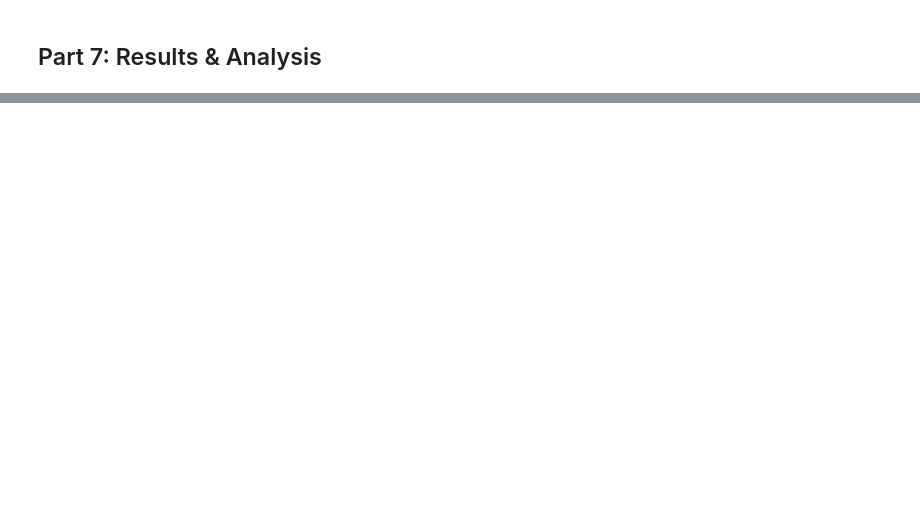
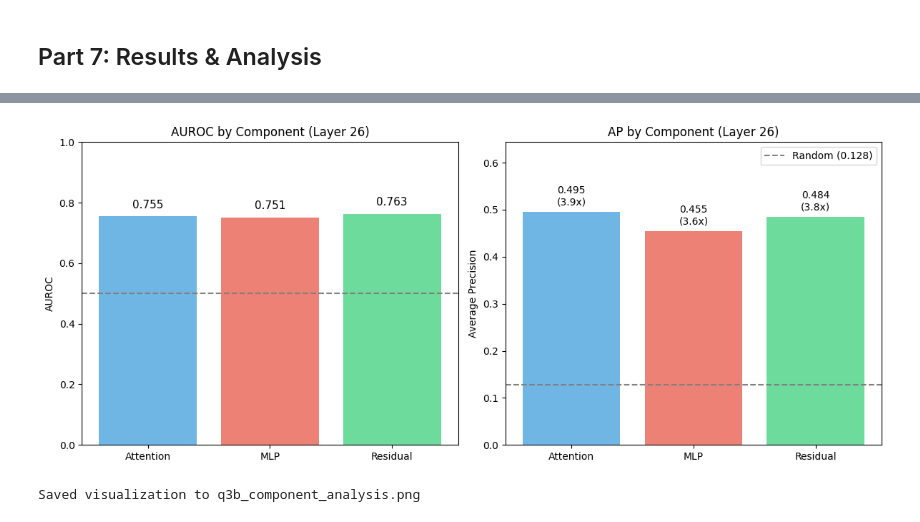
Before and after one commit to John-E-Fleming/AI-safety-research, a Jupyter notebook: mech-interp-projects/probe-based-faithfulness-detection/day12_hint_faithfulness_probes.ipynb, the cells around one changed output, grey strips where cells are left out. Saved outputs shown, nothing was run; the diff lists cells and outputs as text; code cells hidden in the pictures; blank space fills up the shorter version.

```diff
--- a/mech-interp-projects/probe-based-faithfulness-detection/day12_hint_faithfulness_probes.ipynb
+++ b/mech-interp-projects/probe-based-faithfulness-detection/day12_hint_faithfulness_probes.ipynb
@@ -713,0 +2045,51 @@ else:
+# %%
+# Part 9.4: Visualize Component Comparison
+
+import matplotlib.pyplot as plt
+
+if component_results:
+    fig, axes = plt.subplots(1, 2, figsize=(12, 5))
+
+    components_order = ['Attention', 'MLP', 'Residual']
+    components_present = [c for c in components_order if c in component_results]
+
+    aurocs = [component_results[c]['auroc'] for c in components_present]
+    aps = [component_results[c]['ap'] for c in components_present]
+    lifts = [component_results[c]['lift'] for c in components_present]
+
+    colors = ['#3498db', '#e74c3c', '#2ecc71']  # Blue, Red, Green
+    colors = colors[:len(components_present)]
+
+    # AUROC comparison
+    ax1 = axes[0]
+    bars1 = ax1.bar(components_present, aurocs, color=colors, alpha=0.7)
+    ax1.axhline(y=0.5, color='gray', linestyle='--', label='Random')
+    ax1.set_ylabel('AUROC')
+    ax1.set_title(f'AUROC by Component (Layer {ANALYSIS_LAYER})')
+    ax1.set_ylim(0, 1)
+    for bar, val in zip(bars1, aurocs):
+        ax1.text(bar.get_x() + bar.get_width()/2, bar.get_height() + 0.02,
+                f'{val:.3f}', ha='center', va='bottom', fontsize=11)
+
+    # AP comparison
+    ax2 = axes[1]
+    random_ap = len(unfaithful_hinted) / (len(faithful_hinted) + len(unfaithful_hinted))
+    bars2 = ax2.bar(components_present, aps, color=colors, alpha=0.7)
+    ax2.axhline(y=random_ap, color='gray', linestyle='--', label=f'Random ({random_ap:.3f})')
+    ax2.set_ylabel('Average Precision')
+    ax2.set_title(f'AP by Component (Layer {ANALYSIS_LAYER})')
+    ax2.set_ylim(0, max(aps) * 1.3)
+    ax2.legend()
+    for bar, val, lift in zip(bars2, aps, lifts):
+        ax2.text(bar.get_x() + bar.get_width()/2, bar.get_height() + 0.01,
+                f'{val:.3f}\n({lift:.1f}x)', ha='center', va='bottom', fontsize=10)
+
+    plt.tight_layout()
+    plt.savefig('q3b_component_analysis.png', dpi=150, bbox_inches='tight')
+    plt.show()
+    print("Saved visualization to q3b_component_analysis.png")
+else:
+    print("No results to visualize.")
+# %% [output]
+[figure, added]
+Saved visualization to q3b_component_analysis.png
```
Also changed, not shown: parts of 49 cells of this notebook.
